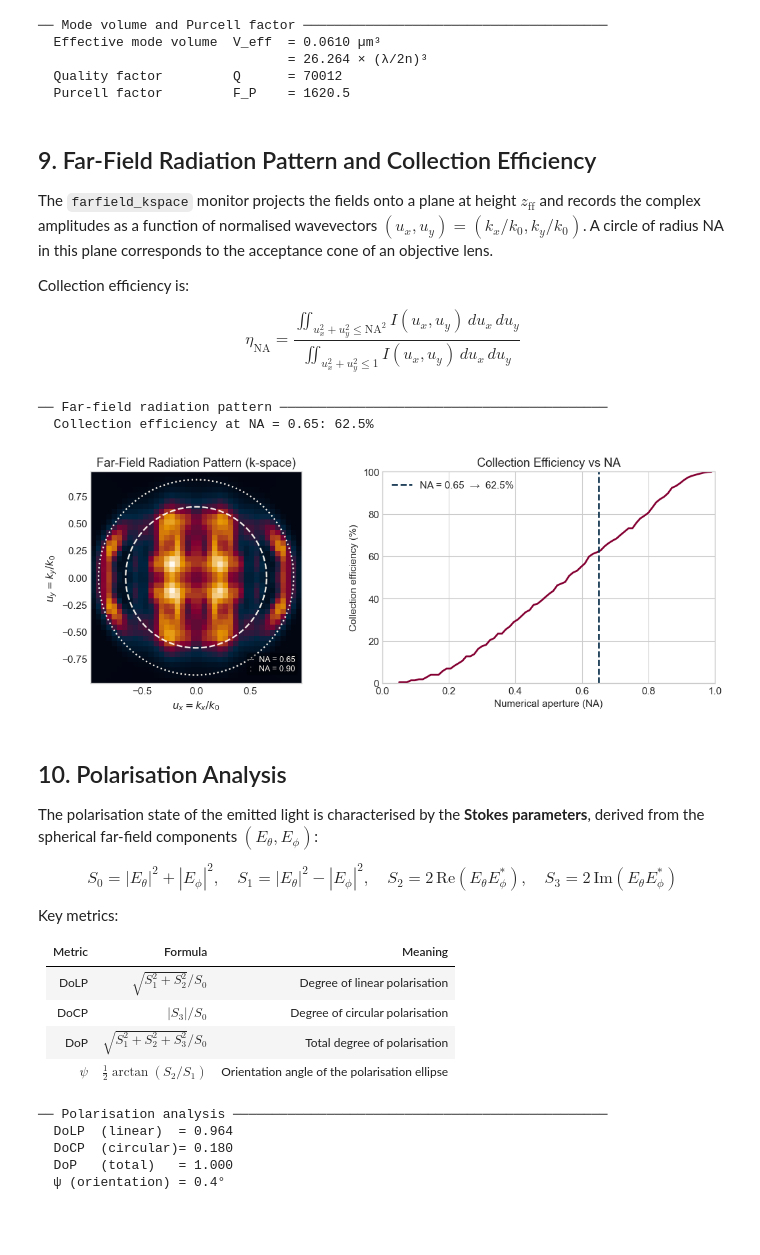
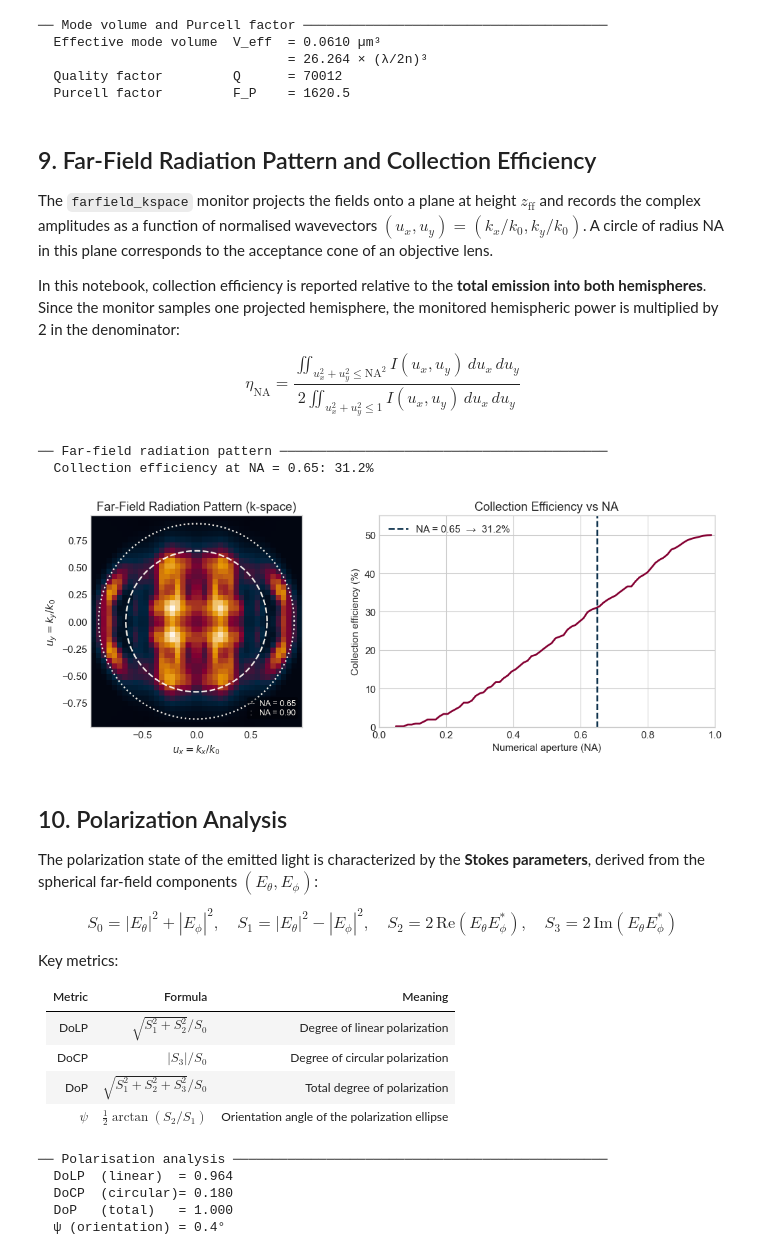
Before and after one commit to QPG-MIT/Photonic-Crystal-Cavity-Simulations, a Jupyter notebook: Simulations/notebooks/tidy3d_diamond_photonic_cavity.ipynb, the cells around one changed output. Cells and saved outputs as stored; diff of their text form; code cells hidden in the pictures; blank space fills up the shorter version.

Commit message:
Update Tidy3D diamond photonic cavity notebook

```diff
--- a/Simulations/notebooks/tidy3d_diamond_photonic_cavity.ipynb
+++ b/Simulations/notebooks/tidy3d_diamond_photonic_cavity.ipynb
@@ -1416,9 +1416,9 @@ print(f'  Purcell factor         F_P    = {F_P:.1f}')
 
 The `farfield_kspace` monitor projects the fields onto a plane at height $z_{\text{ff}}$ and records the complex amplitudes as a function of normalised wavevectors $(u_x, u_y) = (k_x/k_0, k_y/k_0)$.  A circle of radius NA in this plane corresponds to the acceptance cone of an objective lens.
 
-Collection efficiency is:
+In this notebook, collection efficiency is reported relative to the **total emission into both hemispheres**. Since the monitor samples one projected hemisphere, the monitored hemispheric power is multiplied by 2 in the denominator:
 
-$$\eta_{\text{NA}} = \frac{\displaystyle\iint_{u_x^2 + u_y^2 \leq \text{NA}^2} I(u_x, u_y)\, du_x\, du_y}{\displaystyle\iint_{u_x^2 + u_y^2 \leq 1} I(u_x, u_y)\, du_x\, du_y}$$
+$$\eta_{\text{NA}} = \frac{\displaystyle\iint_{u_x^2 + u_y^2 \leq \text{NA}^2} I(u_x, u_y)\, du_x\, du_y}{\displaystyle 2\iint_{u_x^2 + u_y^2 \leq 1} I(u_x, u_y)\, du_x\, du_y}$$
 # %%
 def extract_kspace_intensity(data, monitor_name='farfield_kspace'):
     """Return far-field intensity on the (ux, uy) k-space grid."""
@@ -1443,7 +1443,7 @@ def extract_kspace_intensity(data, monitor_name='farfield_kspace'):
 
 def collection_efficiency(I, ux, uy, na, n_bg=1.0):
     """
-    Fraction of upper-hemisphere power collected within NA.
+    Fraction of total emitted power collected within NA.
 
     Parameters
     ----------
@@ -1459,10 +1459,11 @@ def collection_efficiency(I, ux, uy, na, n_bg=1.0):
     R2     = UX ** 2 + UY ** 2
     inside_na  = R2 <= (na / n_bg) ** 2
     inside_all = R2 <= 1.0
-    total = np.sum(I[inside_all])
-    if total == 0:
+    upper_total = np.sum(I[inside_all])
+    if upper_total == 0:
         return 0.0
-    return float(np.sum(I[inside_na]) / total)
+    total_emitted = 2.0 * upper_total
+    return float(np.sum(I[inside_na]) / total_emitted)
 
 
 # ── Compute and plot ───────────────────────────────────────────────────────────
@@ -1483,41 +1484,41 @@ UX_g, UY_g = np.meshgrid(ux, uy, indexing='ij')
 ax1.pcolormesh(ux, uy, I_ff.T / I_ff.max(), cmap=mono_cmap,
                vmin=0, vmax=1, shading='auto')
 theta_c = np.linspace(0, 2 * np.pi, 300)
 for na_c, ls_c, lbl_c in [(NA, '--', f'NA = {NA:.2f}'), (0.9, ':', 'NA = 0.90')]:
     if na_c <= 1.0:
         ax1.plot(na_c * np.cos(theta_c), na_c * np.sin(theta_c),
                  color=WHITE, lw=1.7, ls=ls_c, alpha=0.95)
 ax1.set_aspect('equal')
 ax1.set_xlabel('$u_x = k_x/k_0$')
 ax1.set_ylabel('$u_y = k_y/k_0$')
 ax1.set_title('Far-Field Radiation Pattern (k-space)')
 ax1.text(0.97, 0.05, f'--  NA = {NA:.2f}\n:   NA = 0.90',
          transform=ax1.transAxes, ha='right', va='bottom', color=WHITE,
          fontsize=9, bbox=dict(boxstyle='round,pad=0.28',
          fc=(0, 0, 0, 0.35), ec='none'))
 
 # Collection efficiency curve
 ax2.plot(na_sweep, np.array(eta_sweep) * 100, color=RED, lw=2)
 ax2.axvline(NA, color=BLUE, ls='--', lw=1.8,
             label=f'NA = {NA}  →  {eta_NA * 100:.1f}%')
 ax2.set_xlabel('Numerical aperture (NA)')
 ax2.set_ylabel('Collection efficiency (%)')
 ax2.set_title('Collection Efficiency vs NA')
 ax2.set_xlim(0, 1)
-ax2.set_ylim(0, 100)
+ax2.set_ylim(0, 55)
 ax2.legend()
 
 plt.tight_layout()
 plt.show()
 # %% [output]
 ── Far-field radiation pattern ──────────────────────────────────────────
-  Collection efficiency at NA = 0.65: 62.5%
+  Collection efficiency at NA = 0.65: 31.2%
-[figure, old version]
+[figure, new version]
 # %% [markdown]
-<a id='polarisation'></a>
-## 10. Polarisation Analysis
+<a id='polarization'></a>
+## 10. Polarization Analysis
 
-The polarisation state of the emitted light is characterised by the **Stokes parameters**, derived from the spherical far-field components $(E_\theta, E_\phi)$:
+The polarization state of the emitted light is characterized by the **Stokes parameters**, derived from the spherical far-field components $(E_\theta, E_\phi)$:
 
 $$S_0 = |E_\theta|^2 + |E_\phi|^2, \quad
 S_1 = |E_\theta|^2 - |E_\phi|^2, \quad
@@ -1528,10 +1529,10 @@ Key metrics:
 
 | Metric | Formula | Meaning |
 |--------|---------|--------|
-| DoLP | $\sqrt{S_1^2 + S_2^2} / S_0$ | Degree of linear polarisation |
-| DoCP | $|S_3| / S_0$ | Degree of circular polarisation |
-| DoP | $\sqrt{S_1^2 + S_2^2 + S_3^2} / S_0$ | Total degree of polarisation |
-| $\psi$ | $\frac{1}{2}\arctan(S_2/S_1)$ | Orientation angle of the polarisation ellipse |
+| DoLP | $\sqrt{S_1^2 + S_2^2} / S_0$ | Degree of linear polarization |
+| DoCP | $|S_3| / S_0$ | Degree of circular polarization |
+| DoP | $\sqrt{S_1^2 + S_2^2 + S_3^2} / S_0$ | Total degree of polarization |
+| $\psi$ | $\frac{1}{2}\arctan(S_2/S_1)$ | Orientation angle of the polarization ellipse |
 # %%
 def compute_stokes(data, monitor_name='farfield_angles',
                    na=0.65, n_bg=1.0):
```
Also changed, not shown: parts of 7 cells of this notebook.
